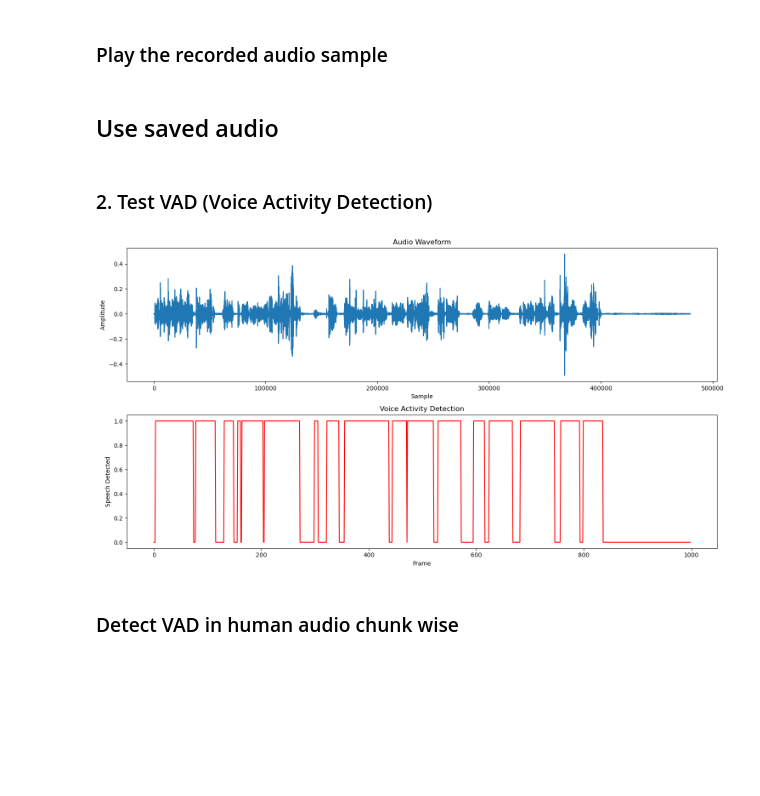
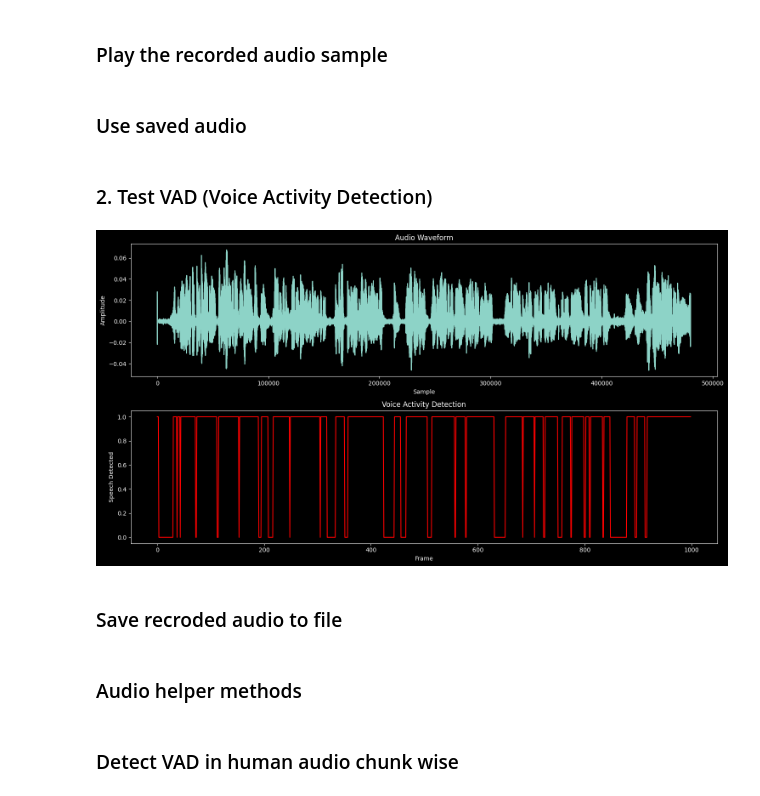
Before and after one commit to fofsinx/echoOLlama, a Jupyter notebook: pilot/echo.analyzer.ipynb, the cells around one changed output. Cells and saved outputs as stored; diff of their text form; code cells hidden in the pictures; blank space fills up the shorter version.

Commit message:
👨🏻‍🚒 We have a working test runnn finalllyy 🤭

```diff
--- a/pilot/echo.analyzer.ipynb
+++ b/pilot/echo.analyzer.ipynb
@@ -73,6 +57,10 @@ import logging
 from datetime import datetime
 import threading
 import soundfile as sf
+from tqdm.notebook import tqdm
+
+# different plot style
+plt.style.use('dark_background')
 # %% [markdown]
 ### Record human real audio
 # %%
@@ -117,57 +103,63 @@ sd.play(test_audio, sample_rate)
 # %% [markdown]
-## Use saved audio
+### Use saved audio
 # %%
-def read_from_file(file_path='test_audio.wav', sample_rate: int = 16000) -> np.ndarray:
+def read_from_file(file_path='test_audio.wav',
+                   sample_rate: int = 16000) -> np.ndarray:
     audio_data = None
     with wave.open(file_path, 'rb') as wf:
-        if wf.getnchannels() != 1 or wf.getsampwidth() != 2 or wf.getcomptype() != 'NONE':
+        if wf.getnchannels() != 1 or wf.getsampwidth() != 2 or wf.getcomptype(
+        ) != 'NONE':
             print("Audio file must be WAV format mono PCM.")
             return
-        audio_data = np.frombuffer(wf.readframes(wf.getnframes()), dtype=np.int16)
+        audio_data = np.frombuffer(wf.readframes(wf.getnframes()),
+                                   dtype=np.int16)
         audio_data = audio_data.astype(np.float32) / 32768.0
     return audio_data
 
+
 test_audio = read_from_file()
 # %% [markdown]
 ### 2. Test VAD (Voice Activity Detection)
 # %%
-def test_vad(audio_data, sample_rate=16000, frame_duration=30):
+def test_vad(audio_data, sample_rate=sample_rate, frame_duration=30):
     """
     Test Voice Activity Detection on audio data.
     """
-    vad = webrtcvad.Vad(3)
     frame_length = int(sample_rate * (frame_duration / 1000.0))
     frames = []
     speech_frames = []
 
     for i in range(0, len(audio_data) - frame_length, frame_length):
         frame = audio_data[i:i + frame_length]
         frame_bytes = (frame * 32767).astype(np.int16).tobytes()
         frames.append(frame)
         speech_frames.append(vad.is_speech(frame_bytes, sample_rate))
 
     return frames, speech_frames
+
 
 # Test VAD
 frames, speech_frames = test_vad(test_audio)
 
 # Visualize VAD results
 plt.figure(figsize=(15, 8))
 
 plt.subplot(2, 1, 1)
 plt.plot(test_audio)
 plt.title('Audio Waveform')
 plt.xlabel('Sample')
 plt.ylabel('Amplitude')
 
 plt.subplot(2, 1, 2)
 plt.plot(speech_frames, 'r')
 plt.title('Voice Activity Detection')
 plt.xlabel('Frame')
 plt.ylabel('Speech Detected')
 
 plt.tight_layout()
 plt.show()
 # %% [output]
-[figure, old version]
+[figure, new version]
+# %% [markdown]
+### Save recroded audio to file
 # %%
@@ -185,2 +180,4 @@ def save_audio_to_file(audio_data: np.ndarray, filename: str, sample_rate: int =
 # Save the audio to a file
 save_audio_to_file(test_audio, 'test_audio.wav')
+# %% [markdown]
+### Audio helper methods
```
Also changed, not shown: parts of 27 cells of this notebook, 8 other files.
